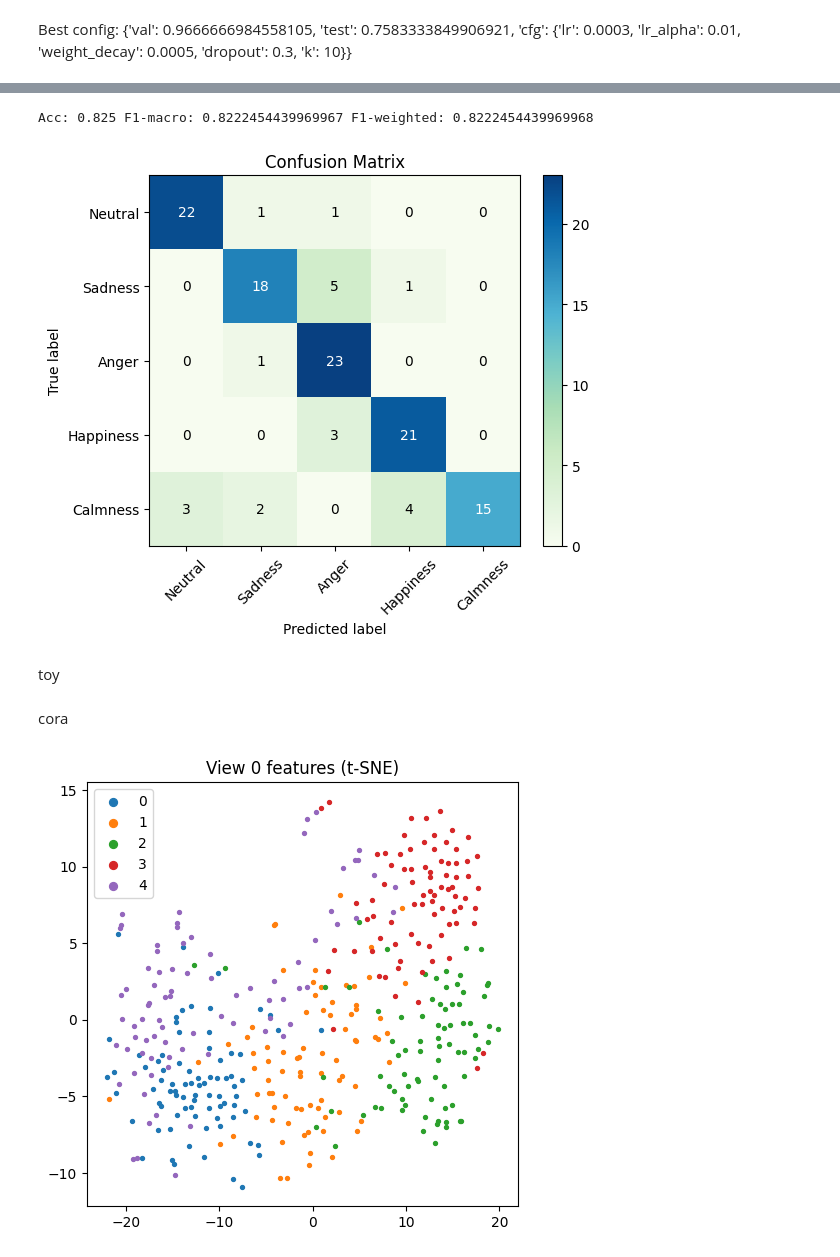
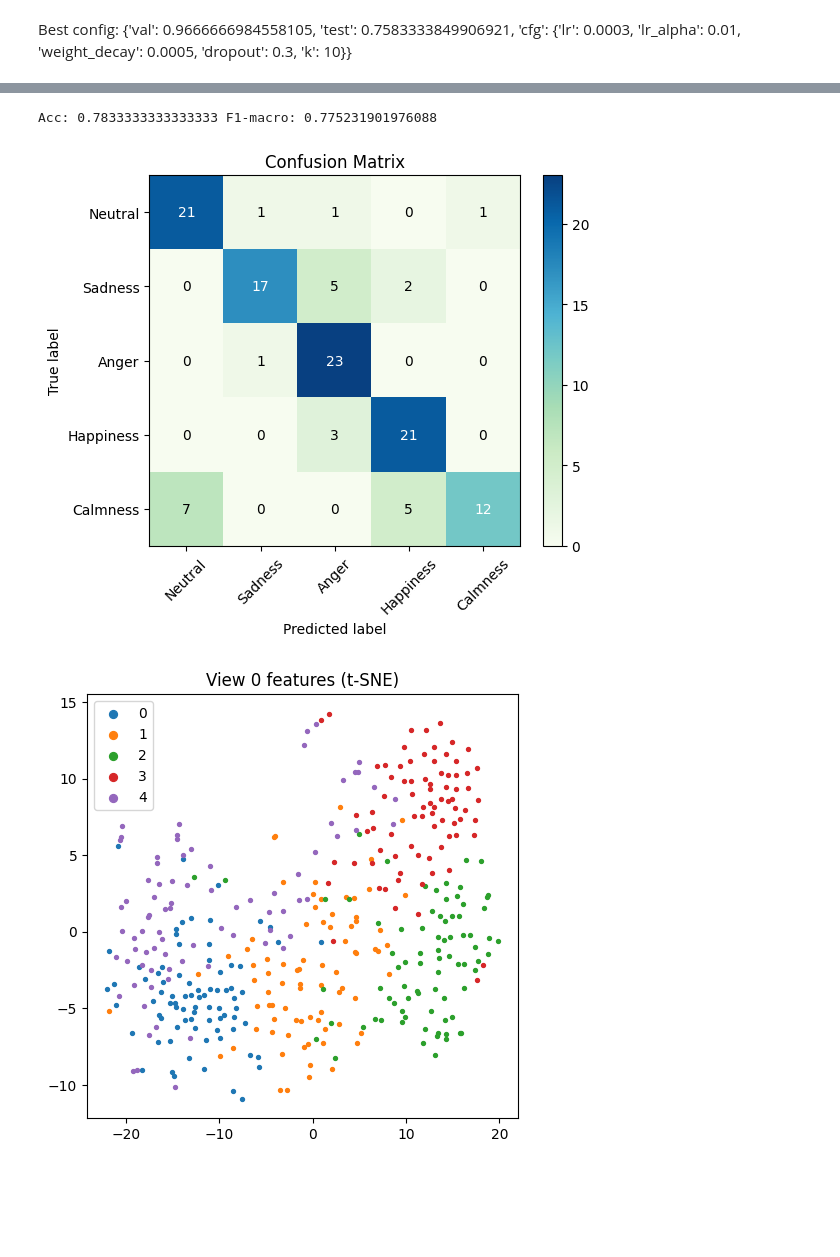
Before and after one commit to DudessaPr/Co-GCN, a Jupyter notebook: code/co-gcn/testing.ipynb, the cells around one changed output, grey strips where cells are left out. Drawn from its saved outputs; the diff is of its cells as text; code cells hidden in the pictures; blank space fills up the shorter version.

```diff
--- a/code/co-gcn/testing.ipynb
+++ b/code/co-gcn/testing.ipynb
@@ -634,0 +348,10 @@ plt.show()
+# %%
+# Build a validation split from train block if val_idx not defined
+train_sub, val_sub, _ = stratified_split(
+    y[train_idx_full],
+    train_ratio=1.0 - val_ratio,
+    val_ratio=val_ratio,
+    seed=42,
+)
+train_idx = torch.LongTensor(train_idx_full[train_sub]).to(device)
+val_idx = torch.LongTensor(train_idx_full[val_sub]).to(device)
@@ -648,11 +516,4 @@ View-net 1:
-# %%
-for v in range(n_view):
-    nets[v].load_state_dict(torch.load(f"./models/best_view{v}.pt", map_location=device))
-    nets[v].eval()
 # %%
-from sklearn.metrics import confusion_matrix, accuracy_score, f1_score
-import torch
-
 def eval_metrics(log_probs, labels, idx):
     with torch.no_grad():
         preds = log_probs[idx].argmax(dim=1).cpu().numpy()
@@ -661,7 +522,6 @@ def eval_metrics(log_probs, labels, idx):
     cm = confusion_matrix(y_true, preds)
     acc = accuracy_score(y_true, preds)
     f1_macro = f1_score(y_true, preds, average="macro")
-    f1_weighted = f1_score(y_true, preds, average="weighted")
 
-    return cm, acc, f1_macro, f1_weighted
+    return cm, acc, f1_macro
 # %%
@@ -700,10 +557,10 @@ for v in range(n_view):
     out_v = nets[v](feats[v])
     out_sum = out_v if out_sum is None else (out_sum + out_v)
 # %%
-cm, acc, f1m, f1w = eval_metrics(out_sum, labels, test_idx)
-print("Acc:", acc, "F1-macro:", f1m, "F1-weighted:", f1w)
+cm, acc, f1m = eval_metrics(out_sum, labels, test_idx)
+print("Acc:", acc, "F1-macro:", f1m)
 plot_confusion_matrix(cm, normalize=False)
 # %% [output]
-Acc: 0.825 F1-macro: 0.8222454439969967 F1-weighted: 0.8222454439969968
+Acc: 0.7833333333333333 F1-macro: 0.775231901976088
-[figure, old version]
+[figure, new version]
 # %%
@@ -719,5 +573,3 @@ def plot_view_tsne(X, y, title):
     plt.legend(markerscale=2)
     plt.tight_layout()
     plt.show()
-# %% [markdown]
-toy
@@ -728,5 +576,3 @@ toy
-# %% [markdown]
-cora
 # %%
 plot_view_tsne(X0, y, "View 0 features (t-SNE)")
 plot_view_tsne(X1, y, "View 1 features (t-SNE)")
```
Also changed, not shown: parts of 25 cells of this notebook.
